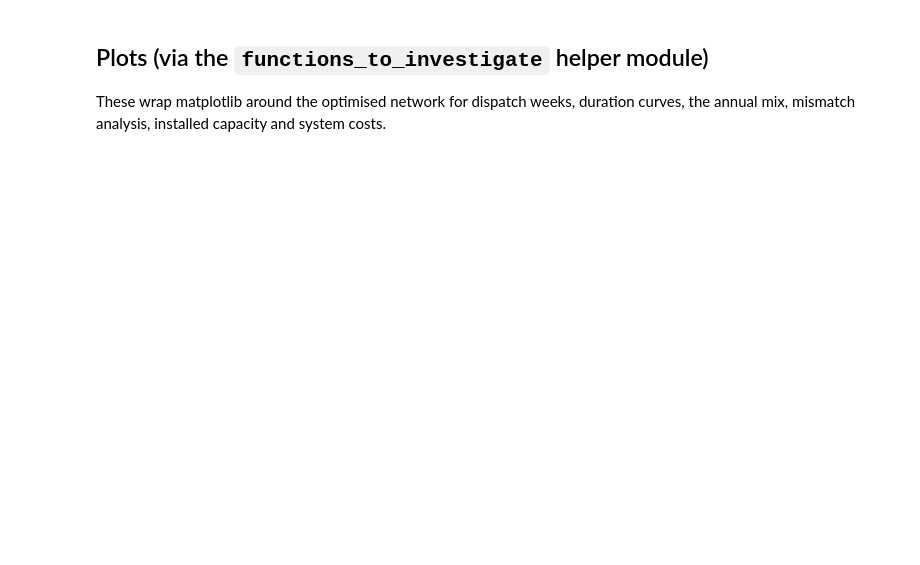
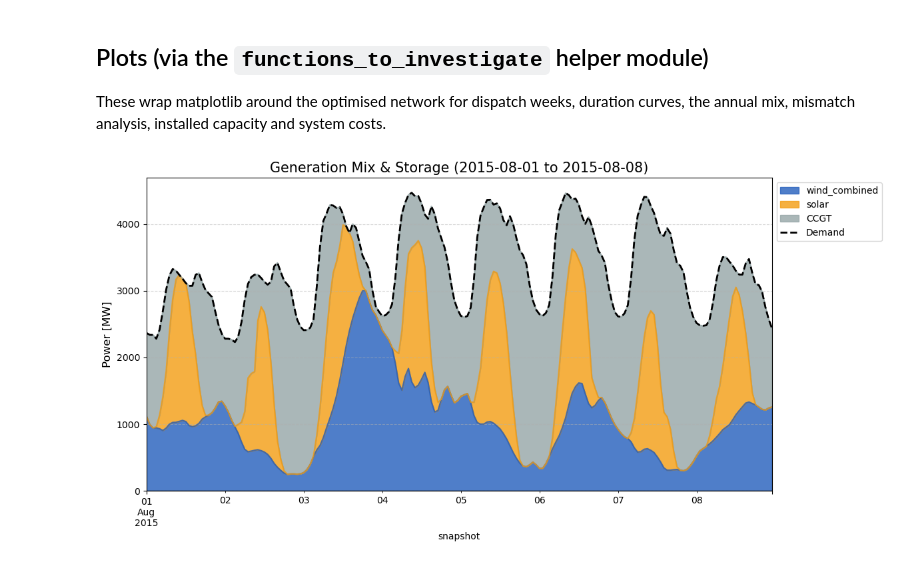
Before and after one commit to KenzoDTU/Integrated-Energy-Grids-A1G21, a Jupyter notebook: step_A.ipynb, the cells around one changed output. Saved outputs shown, nothing was run; the diff lists cells and outputs as text; code cells hidden in the pictures; blank space fills up the shorter version.

```diff
--- a/step_A.ipynb
+++ b/step_A.ipynb
@@ -161,5 +276,7 @@ the annual mix, mismatch analysis, installed capacity and system costs.
 import importlib
 import functions_to_investigate as fti
 # %%
-fti.plot_generation_mix(dnk_n, '2015-07-01', '2015-08-15')
+fti.plot_generation_mix(dnk_n, '2015-08-01', '2015-08-08')
+# %% [output]
+[figure, added]
 # %%
```
Also changed, not shown: parts of 24 cells of this notebook, 3 other files.
